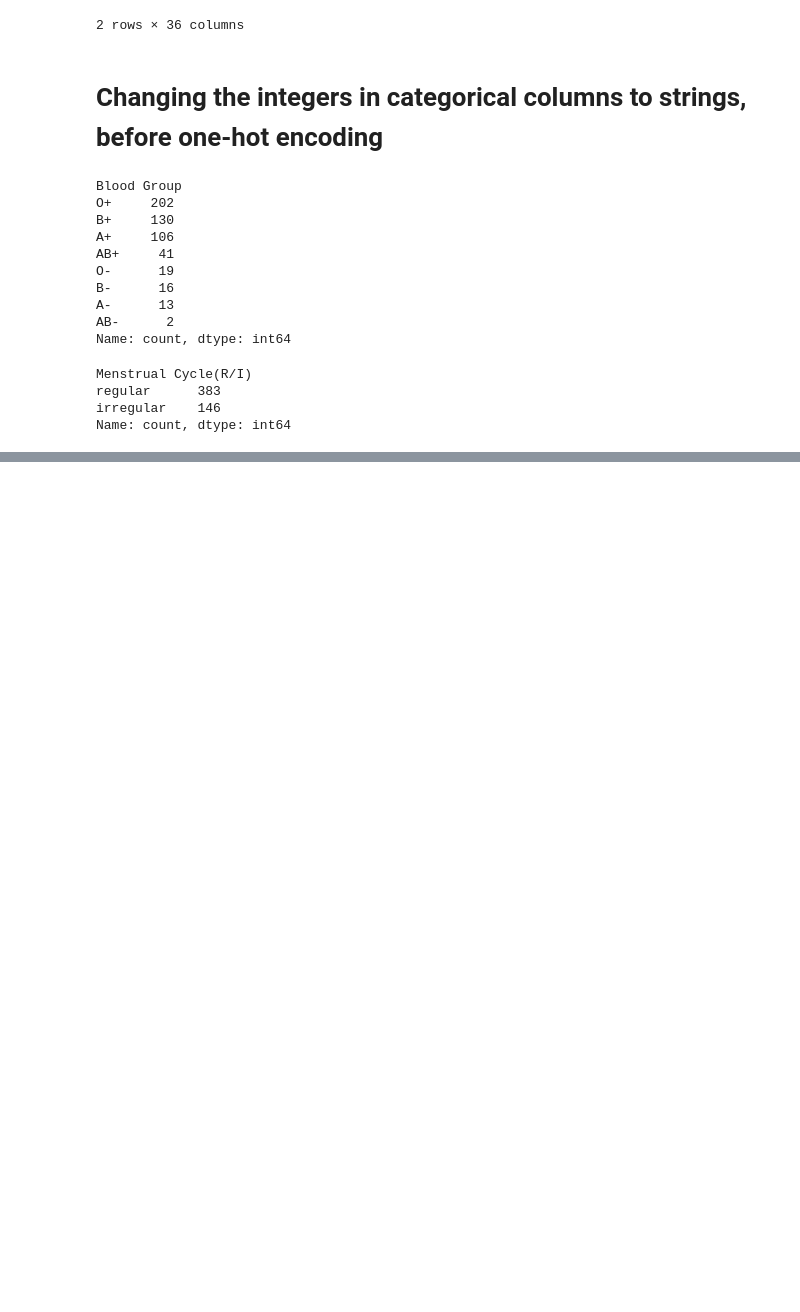
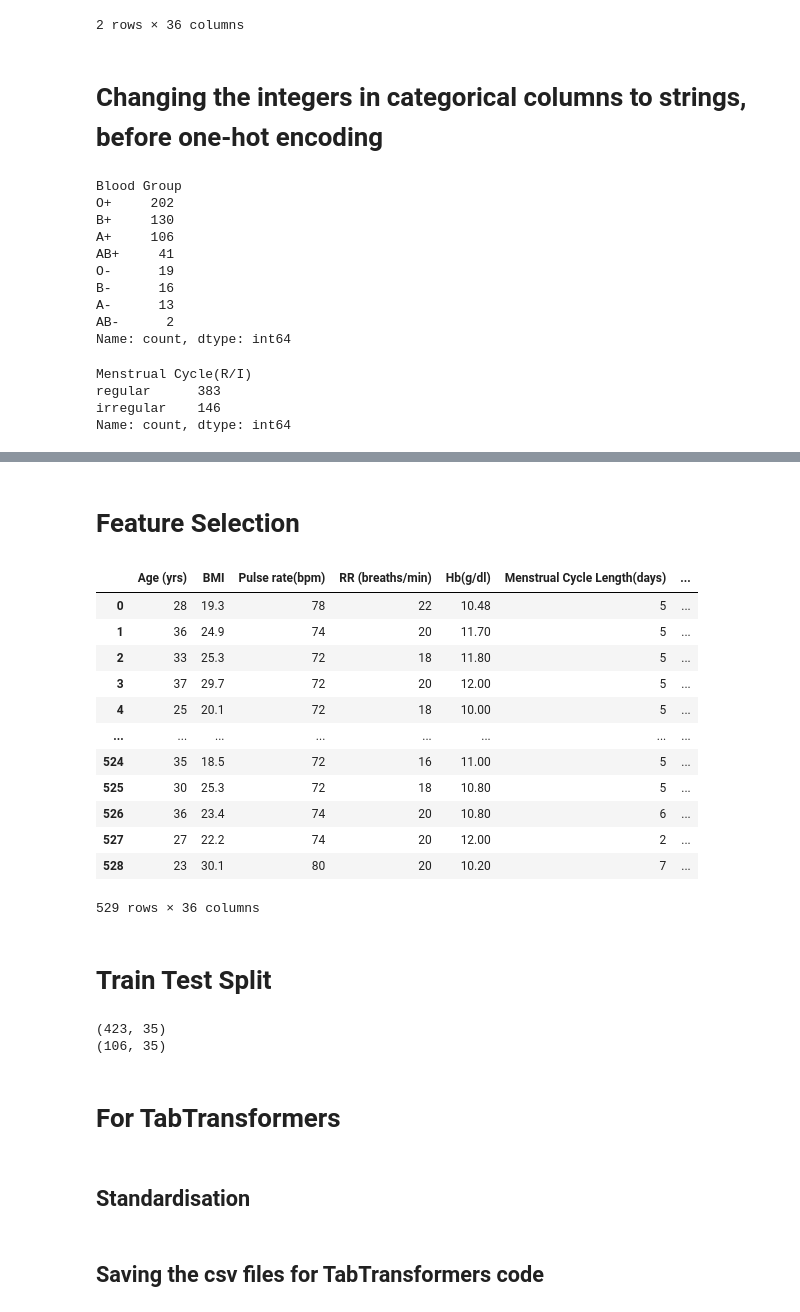
Before and after one commit to stacychann/dsa4262_pcos, a Jupyter notebook: Cleaning_EDA.ipynb, the cells around one changed output, grey strips where cells are left out. Saved outputs shown, nothing was run; the diff lists cells and outputs as text; code cells hidden in the pictures; blank space fills up the shorter version.

Commit message:
split into training and testing datasets first

```diff
--- a/Cleaning_EDA.ipynb
+++ b/Cleaning_EDA.ipynb
@@ -468,0 +451,5 @@ dtype: int64
+# %%
+X_train, X_test, y_train, y_test = train_test_split(X, y, test_size=0.2, random_state=42, stratify=y)
+
+print(X_train.shape)
+print(X_test.shape)
@@ -468,0 +461,11 @@ dtype: int64
+# %%
+category_col_names = ['Blood Group_A+', 'Blood Group_A-', 'Blood Group_AB+','Blood Group_AB-',
+'Blood Group_B+', 'Blood Group_B-', 'Blood Group_O+', 'Blood Group_O-',
+'Menstrual Cycle(R/I)_irregular', 'Menstrual Cycle(R/I)_regular', 'Weight gain(Y/N)',
+'hair growth(Y/N)', 'Skin darkening (Y/N)', 'Hair loss(Y/N)', 'Pimples(Y/N)',
+'Fast food (Y/N)', 'Reg.Exercise(Y/N)', 'Pregnant(Y/N)']
+numeric_col_names = X.loc[:, ~X.columns.isin(category_col_names)].columns
+
+scaler = StandardScaler()
+X_train[numeric_col_names] = scaler.fit_transform(X_train[numeric_col_names])
+X_test[numeric_col_names] = scaler.transform(X_test[numeric_col_names])
@@ -468,0 +474,3 @@ dtype: int64
+# %%
+smotenc = SMOTENC(categorical_features=category_col_names, random_state=42)
+X_train, y_train = smotenc.fit_resample(X_train, y_train)
@@ -468,0 +479,7 @@ dtype: int64
+# %%
+rf = RandomForestClassifier(n_estimators=100, random_state=42, n_jobs=-1)
+rfecv = RFECV(estimator=rf, min_features_to_select=1, scoring='roc_auc', cv=5, n_jobs=-1)
+X_train_selected = rfecv.fit_transform(X_train, y_train)
+X_test_selected = rfecv.transform(X_test)
+selected_features = X.columns[rfecv.support_]
+print("selected features:", selected_features)
@@ -468,0 +500,23 @@ dtype: int64
+# %% [markdown]
+# Feature Selection
+# %%
+lst = ['Blood Group_A+', 'Blood Group_A-', 'Blood Group_B+', 'Blood Group_O+', 'Menstrual Cycle(R/I)_irregular', 'Menstrual Cycle(R/I)_regular']
+columns = [col for col in selected_features if col not in lst]+['Blood Group', 'Menstrual Cycle(R/I)', 'PCOS (Y/N)']
+tabtransformer_input_new = tabtransformer_input[columns]
+tabtransformer_input_new
+# %% [output]
+|  | Age (yrs) | BMI | Pulse rate(bpm) | RR (breaths/min) | Hb(g/dl) | Menstrual Cycle Length(days) | ... |
+| 0 | 28 | 19.3 | 78 | 22 | 10.48 | 5 | ... |
+| 1 | 36 | 24.9 | 74 | 20 | 11.70 | 5 | ... |
+| 2 | 33 | 25.3 | 72 | 18 | 11.80 | 5 | ... |
+| 3 | 37 | 29.7 | 72 | 20 | 12.00 | 5 | ... |
+| 4 | 25 | 20.1 | 72 | 18 | 10.00 | 5 | ... |
+| ... | ... | ... | ... | ... | ... | ... | ... |
+| 524 | 35 | 18.5 | 72 | 16 | 11.00 | 5 | ... |
+| 525 | 30 | 25.3 | 72 | 18 | 10.80 | 5 | ... |
+| 526 | 36 | 23.4 | 74 | 20 | 10.80 | 6 | ... |
+| 527 | 27 | 22.2 | 74 | 20 | 12.00 | 2 | ... |
+| 528 | 23 | 30.1 | 80 | 20 | 10.20 | 7 | ... |
+529 rows × 36 columns
+# %% [markdown]
+# Train Test Split
@@ -468,0 +528,12 @@ dtype: int64
+# %%
+X_train, X_test, y_train, y_test = train_test_split(X, y, test_size=0.2, random_state=42, stratify=y)
+
+print(X_train.shape)
+print(X_test.shape)
+# %% [output]
+(423, 35)
+(106, 35)
+# %% [markdown]
+# For TabTransformers
+# %% [markdown]
+## Standardisation
@@ -468,0 +552,2 @@ dtype: int64
+# %% [markdown]
+## Saving the csv files for TabTransformers code
```
Also changed, not shown: parts of 120 cells of this notebook, 12 other files.
